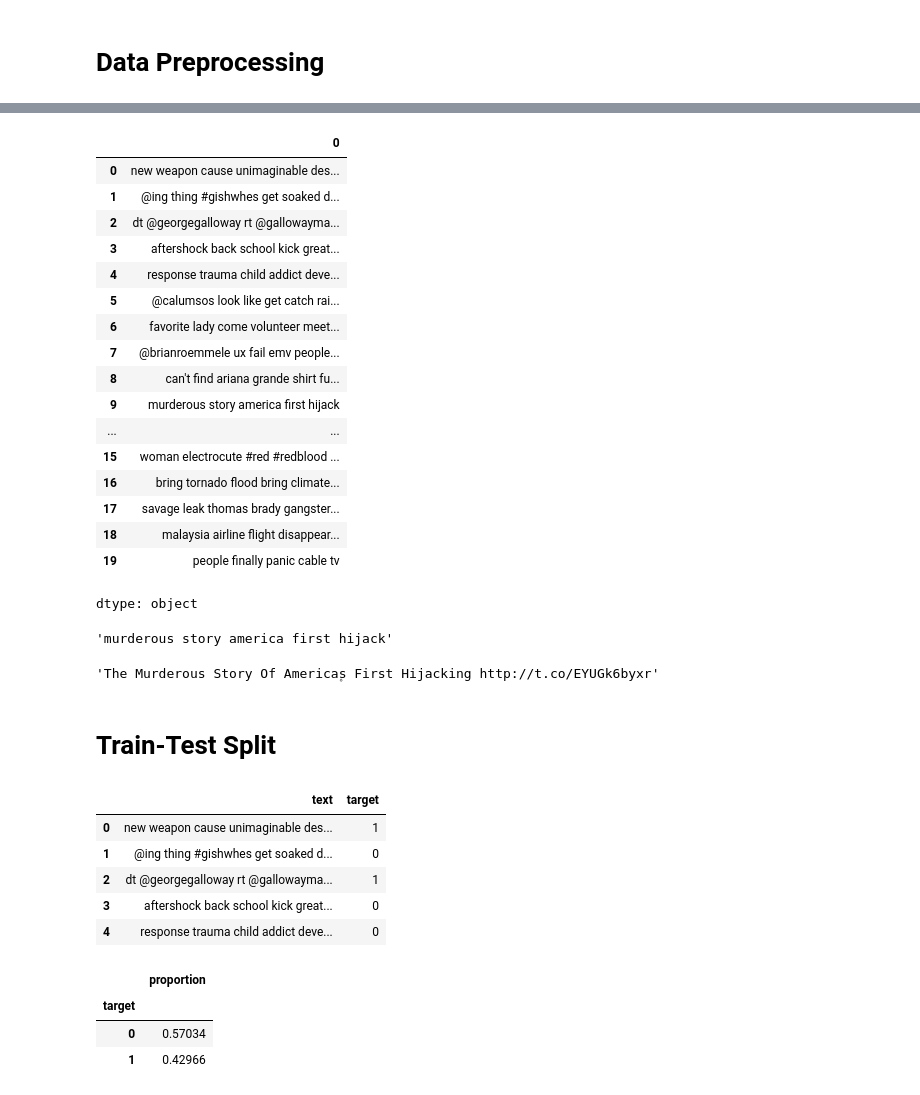
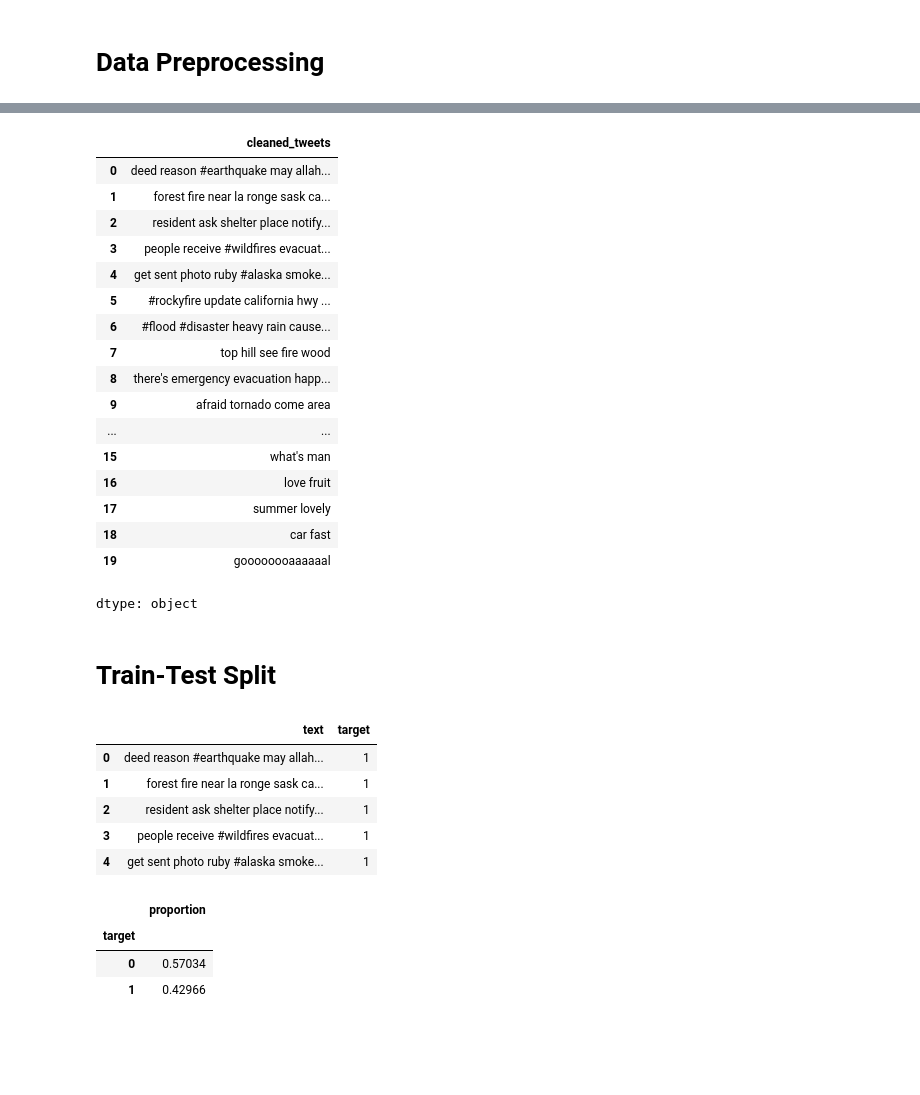
Before and after one commit to JericCantos/DisasterTweetPredictions, a Jupyter notebook: notebooks/DisasterTweetPrediction.ipynb, the cells around one changed output, grey strips where cells are left out. Saved outputs shown, nothing was run; the diff lists cells and outputs as text; code cells hidden in the pictures; blank space fills up the shorter version.

```diff
--- a/notebooks/DisasterTweetPrediction.ipynb
+++ b/notebooks/DisasterTweetPrediction.ipynb
@@ -244,44 +221,39 @@ pre_processed_tweets = pd.Series(preprocess_text(tweets))
+# %%
+df_train['cleaned_tweets'] = preprocess_text(df_train['text'])
 # %%
-pre_processed_tweets.head(20)
+df_train['cleaned_tweets'].head(20)
 # %% [output]
-|  | 0 |
-| 0 | new weapon cause unimaginable des... |
-| 1 | @ing thing #gishwhes get soaked d... |
-| 2 | dt @georgegalloway rt @gallowayma... |
-| 3 | aftershock back school kick great... |
-| 4 | response trauma child addict deve... |
-| 5 | @calumsos look like get catch rai... |
-| 6 | favorite lady come volunteer meet... |
-| 7 | @brianroemmele ux fail emv people... |
-| 8 | can't find ariana grande shirt fu... |
-| 9 | murderous story america first hijack |
+|  | cleaned_tweets |
+| 0 | deed reason #earthquake may allah... |
+| 1 | forest fire near la ronge sask ca... |
+| 2 | resident ask shelter place notify... |
+| 3 | people receive #wildfires evacuat... |
+| 4 | get sent photo ruby #alaska smoke... |
+| 5 | #rockyfire update california hwy ... |
+| 6 | #flood #disaster heavy rain cause... |
+| 7 | top hill see fire wood |
+| 8 | there's emergency evacuation happ... |
+| 9 | afraid tornado come area |
 | ... | ... |
-| 15 | woman electrocute #red #redblood ... |
-| 16 | bring tornado flood bring climate... |
-| 17 | savage leak thomas brady gangster... |
-| 18 | malaysia airline flight disappear... |
-| 19 | people finally panic cable tv |
+| 15 | what's man |
+| 16 | love fruit |
+| 17 | summer lovely |
+| 18 | car fast |
+| 19 | goooooooaaaaaal |
 dtype: object
-# %%
-pre_processed_tweets.iloc[9]
-# %% [output]
-'murderous story america first hijack'
-# %%
-tweets.iloc[9]
-# %% [output]
-'The Murderous Story Of America۪s First Hijacking http://t.co/EYUGk6byxr'
 # %% [markdown]
 # Train-Test Split
 # %%
-df = pd.DataFrame({'text': pre_processed_tweets, 'target': targets})
+df = pd.DataFrame({'text': df_train['cleaned_tweets'],
+                   'target': df_train['target']})
 df.head()
 # %% [output]
 |  | text | target |
-| 0 | new weapon cause unimaginable des... | 1 |
-| 1 | @ing thing #gishwhes get soaked d... | 0 |
-| 2 | dt @georgegalloway rt @gallowayma... | 1 |
-| 3 | aftershock back school kick great... | 0 |
-| 4 | response trauma child addict deve... | 0 |
+| 0 | deed reason #earthquake may allah... | 1 |
+| 1 | forest fire near la ronge sask ca... | 1 |
+| 2 | resident ask shelter place notify... | 1 |
+| 3 | people receive #wildfires evacuat... | 1 |
+| 4 | get sent photo ruby #alaska smoke... | 1 |
 # %%
 df['target'].value_counts(normalize=True)
 # %% [output]
```
Also changed, not shown: parts of 33 cells of this notebook.
